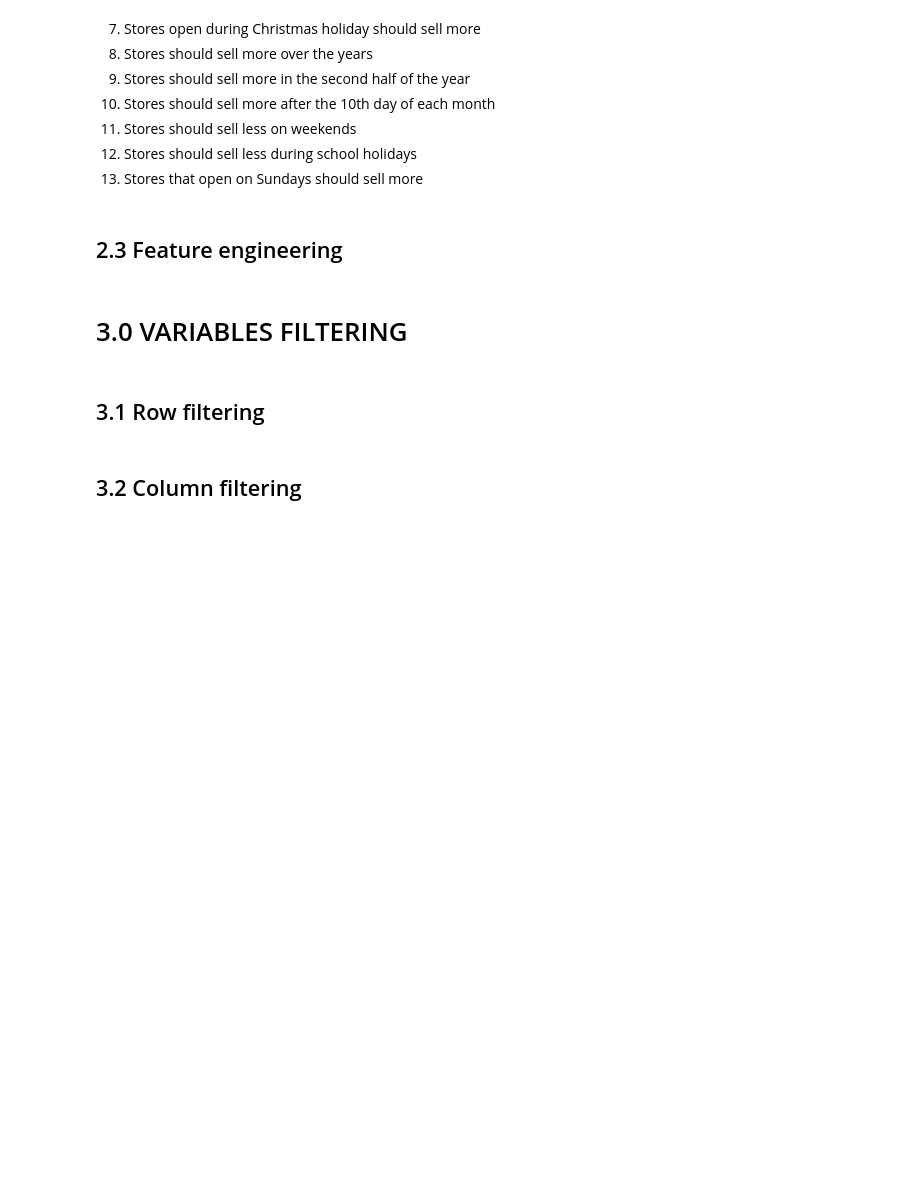
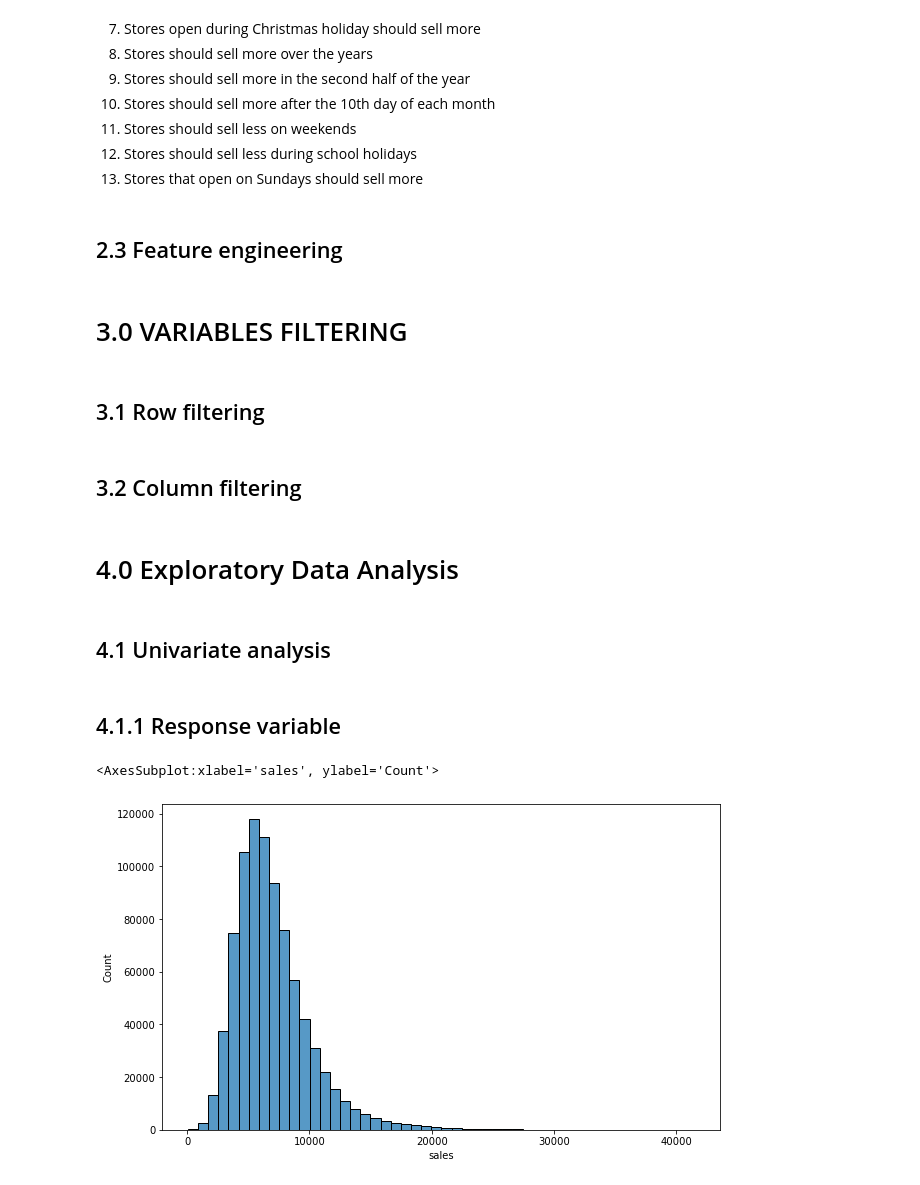
Before and after one commit to diegodinizf/Rossman-Sales, a Jupyter notebook: rossmann-sales-notebook.ipynb, the cells around one changed output. Cells and saved outputs as stored; diff of their text form; code cells hidden in the pictures; blank space fills up the shorter version.

```diff
--- a/rossmann-sales-notebook.ipynb
+++ b/rossmann-sales-notebook.ipynb
@@ -294,3 +311,17 @@ df3 = df3[(df3['open'] != 0) & (df3['sales'] > 0)]
 # %%
 cols_drop = ['customers', 'open', 'promo_interval', 'month_map']
 df3 = df3.drop(cols_drop,axis=1)
+# %% [markdown]
+# 4.0 Exploratory Data Analysis
+# %%
+df4 = df3.copy()
+# %% [markdown]
+## 4.1 Univariate analysis
+# %% [markdown]
+## 4.1.1 Response variable
+# %%
+plt.figure(figsize=(10,6))
+sns.histplot(df4['sales'],bins=50)
+# %% [output]
+<AxesSubplot:xlabel='sales', ylabel='Count'>
+[figure, added]
```
Also changed, not shown: parts of 7 cells of this notebook.
